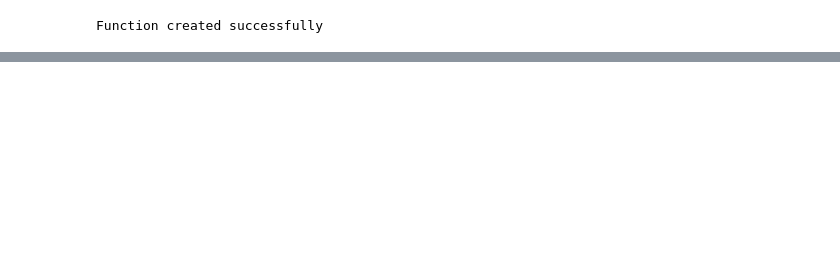
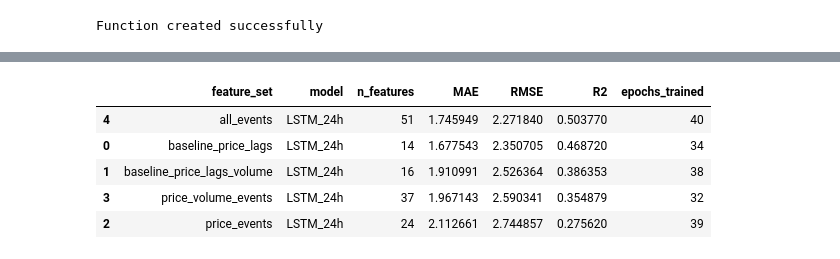
Before and after one commit to huugoox/tfg, a Jupyter notebook: notebooks/06_lstm_model.ipynb, the cells around one changed output, grey strips where cells are left out. Cells and saved outputs as stored; diff of their text form; code cells hidden in the pictures; blank space fills up the shorter version.

Commit message:
LSTM Basic Analysed

```diff
--- a/notebooks/06_lstm_model.ipynb
+++ b/notebooks/06_lstm_model.ipynb
@@ -788,0 +523,27 @@ plt.show()
+# %%
+# ============================================================
+# 12. TRAIN LSTM FOR ALL FEATURE SETS
+# ============================================================
+
+lstm_models_by_features = {}
+lstm_histories_by_features = {}
+lstm_real_by_features = {}
+lstm_predictions_by_features = {}
+lstm_results = []
+
+for feature_set_name, feature_cols in lstm_feature_sets.items():
+
+    model, history, real_series, pred_series, result = train_evaluate_lstm_feature_set(
+        feature_set_name=feature_set_name,
+        feature_cols=feature_cols,
+        lookback=lookback
+    )
+
+    lstm_models_by_features[feature_set_name] = model
+    lstm_histories_by_features[feature_set_name] = history
+    lstm_real_by_features[feature_set_name] = real_series
+    lstm_predictions_by_features[feature_set_name] = pred_series
+    lstm_results.append(result)
+
+    print("Finished:", feature_set_name)
+    print(result)
@@ -788,0 +608,20 @@ plt.show()
+# %%
+# ============================================================
+# 13. LSTM FEATURE SET COMPARISON
+# ============================================================
+
+lstm_feature_comparison_df = pd.DataFrame(lstm_results)
+
+lstm_feature_comparison_df = lstm_feature_comparison_df.sort_values(
+    ["RMSE", "MAE"],
+    ascending=True
+)
+
+lstm_feature_comparison_df
+# %% [output]
+|  | feature_set | model | n_features | MAE | RMSE | R2 | epochs_trained |
+| 4 | all_events | LSTM_24h | 51 | 1.745949 | 2.271840 | 0.503770 | 40 |
+| 0 | baseline_price_lags | LSTM_24h | 14 | 1.677543 | 2.350705 | 0.468720 | 34 |
+| 1 | baseline_price_lags_volume | LSTM_24h | 16 | 1.910991 | 2.526364 | 0.386353 | 38 |
+| 3 | price_volume_events | LSTM_24h | 37 | 1.967143 | 2.590341 | 0.354879 | 32 |
+| 2 | price_events | LSTM_24h | 24 | 2.112661 | 2.744857 | 0.275620 | 39 |
```
Also changed, not shown: parts of 19 cells of this notebook.
